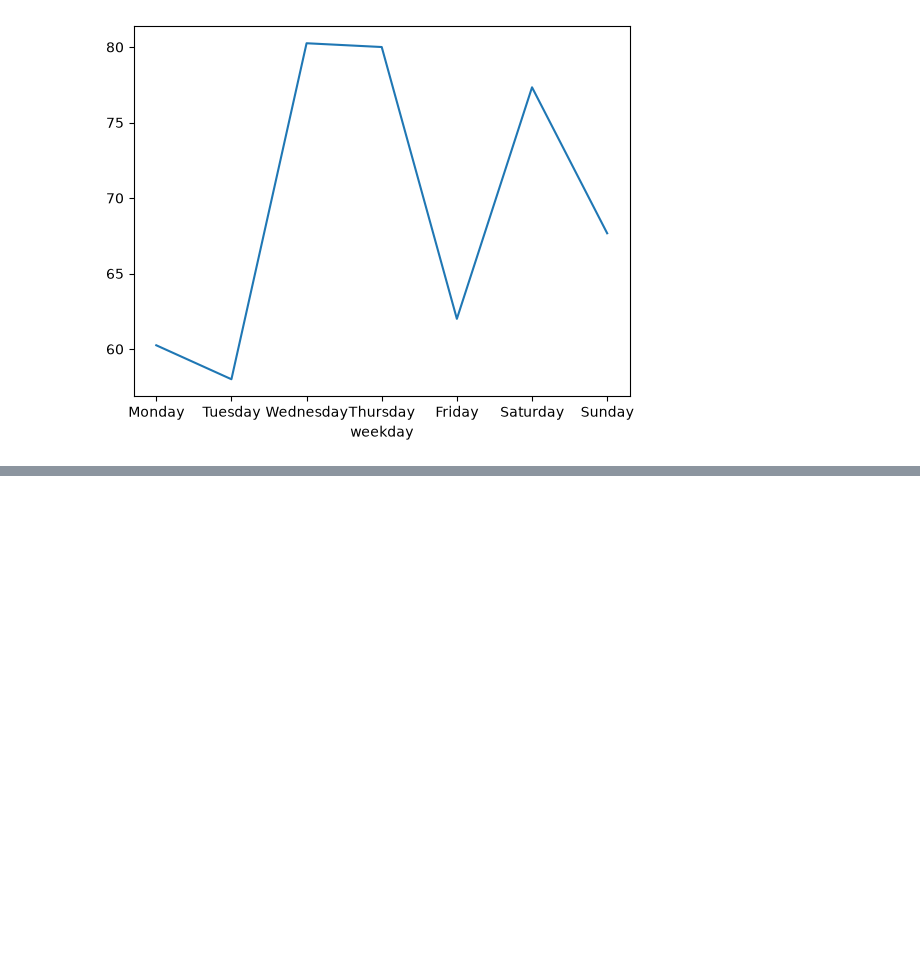
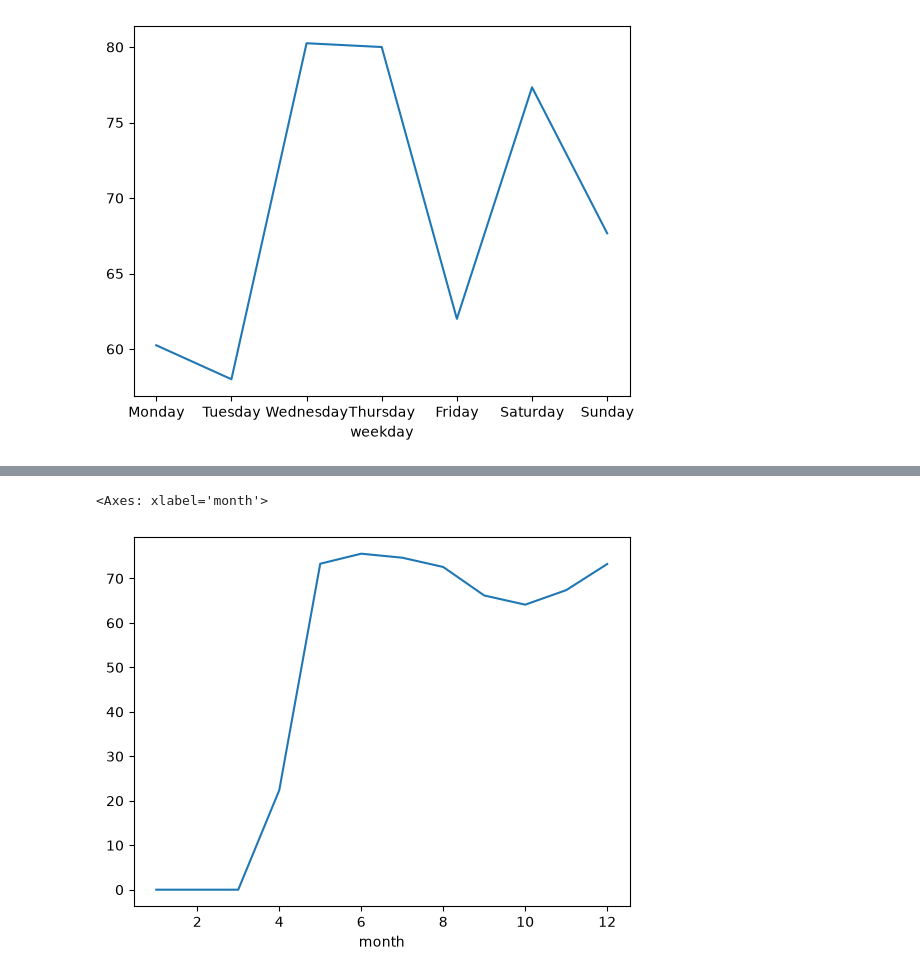
Before and after one commit to Margaret-Paty/Athletics-Analysis, a Jupyter notebook: notebooks/explore_sleep.ipynb, the cells around one changed output, grey strips where cells are left out. Saved outputs shown, nothing was run; the diff lists cells and outputs as text; code cells hidden in the pictures; blank space fills up the shorter version.

```diff
--- a/notebooks/explore_sleep.ipynb
+++ b/notebooks/explore_sleep.ipynb
@@ -86,0 +114,11 @@ hours_spec.plot()
+# %%
+score_monthly = group_sleep(
+    sleep,
+    filters={"year": 2025},
+    group_by="month",
+    metric="overall_score"
+)
+score_monthly.plot()
+# %% [output]
+<Axes: xlabel='month'>
+[figure, added]
```
Also changed, not shown: parts of 5 cells of this notebook, 2 other files.
